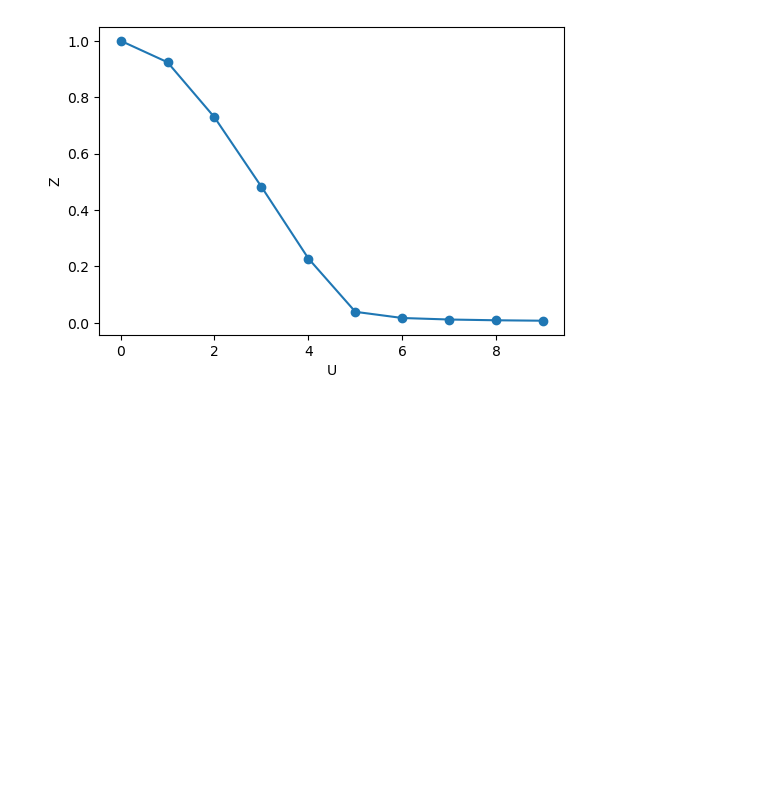
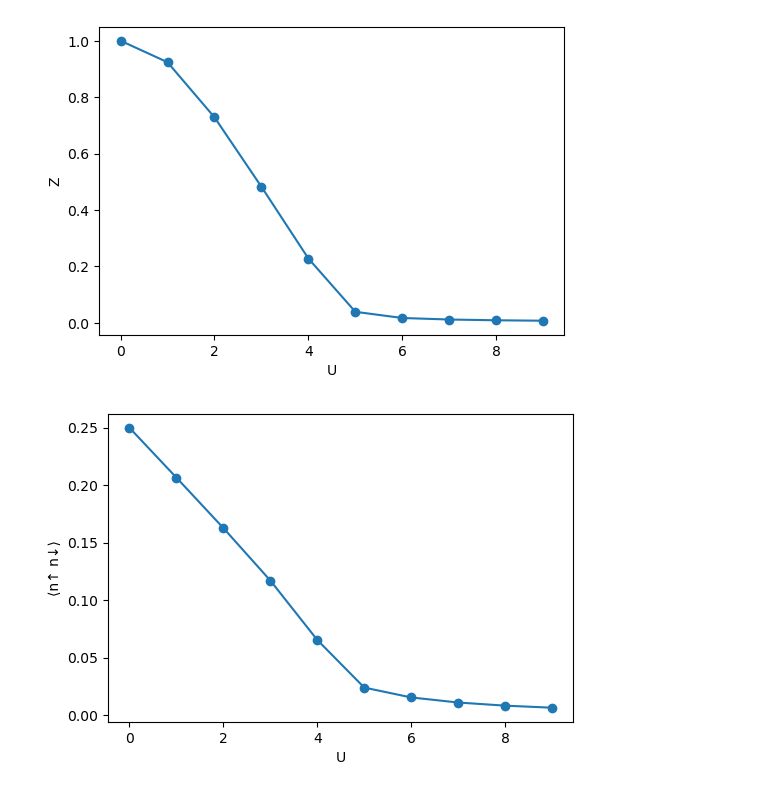
Before and after one commit to Alexandr-Mazanik/triqs_ED-DMFT, a Jupyter notebook: bethe_lattice.ipynb, the cells around one changed output. Cells and saved outputs as stored; diff of their text form; code cells hidden in the pictures; blank space fills up the shorter version.

Commit message:
Calculation of the double occupancy has been added to demo with Bethe lattice

```diff
--- a/bethe_lattice.ipynb
+++ b/bethe_lattice.ipynb
@@ -52,3 +52,19 @@ plt.ylabel('Z')
 plt.show()
 # %% [output]
 [figure]
+# %%
+double_occup_list = []
+U_list = []
+
+with HDFArchive("data/ed_bethe.h5", 'r') as A:
+    for U in np.arange(0.0, 10.0, 1.0):
+        double_occup_list.append(A[f'U{U:.2f}']['double_occupancy'])
+        U_list.append(U)
+
+plt.figure(figsize=(6, 4))
+plt.plot(U_list, double_occup_list, '-o')
+plt.xlabel('U')
+plt.ylabel('⟨n↑ n↓⟩')
+plt.show()
+# %% [output]
+[figure, added]
```
Also changed, not shown: 1 other file.
